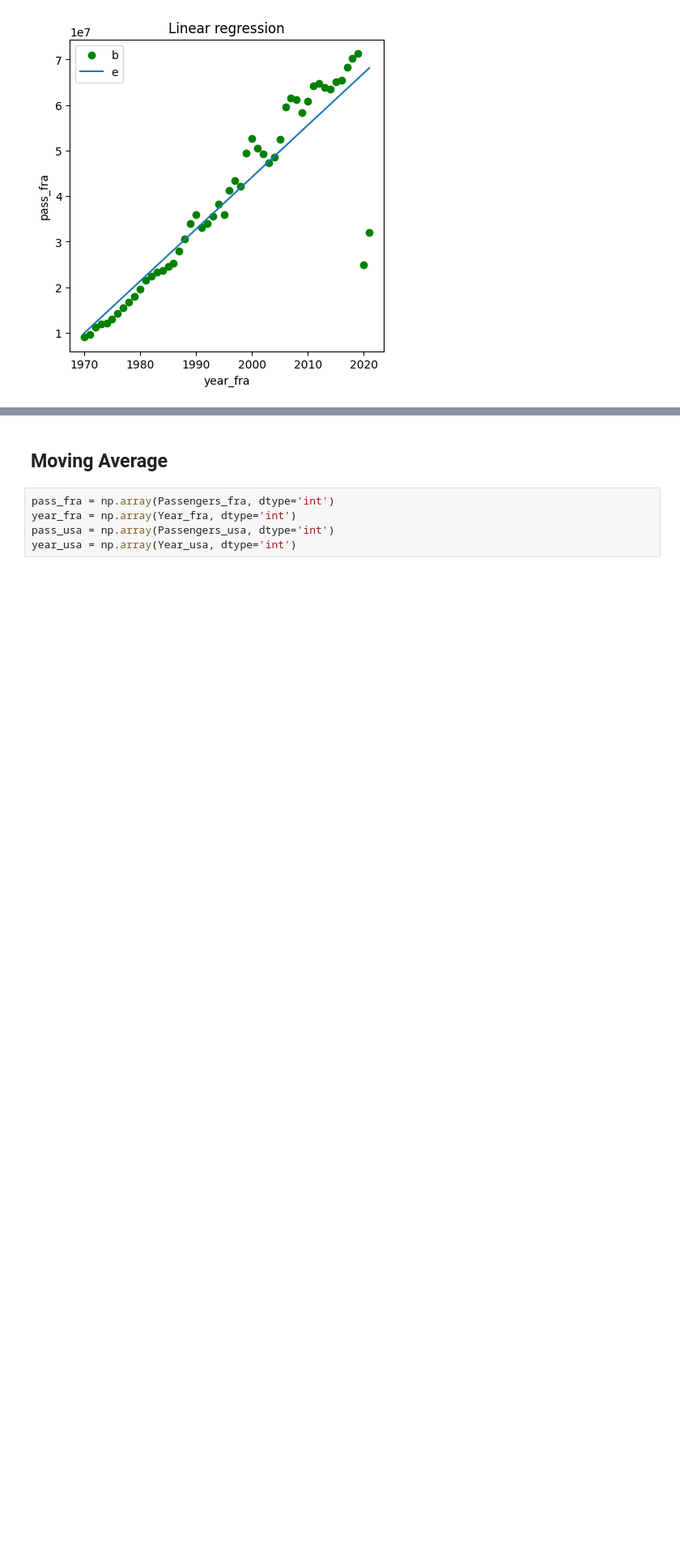
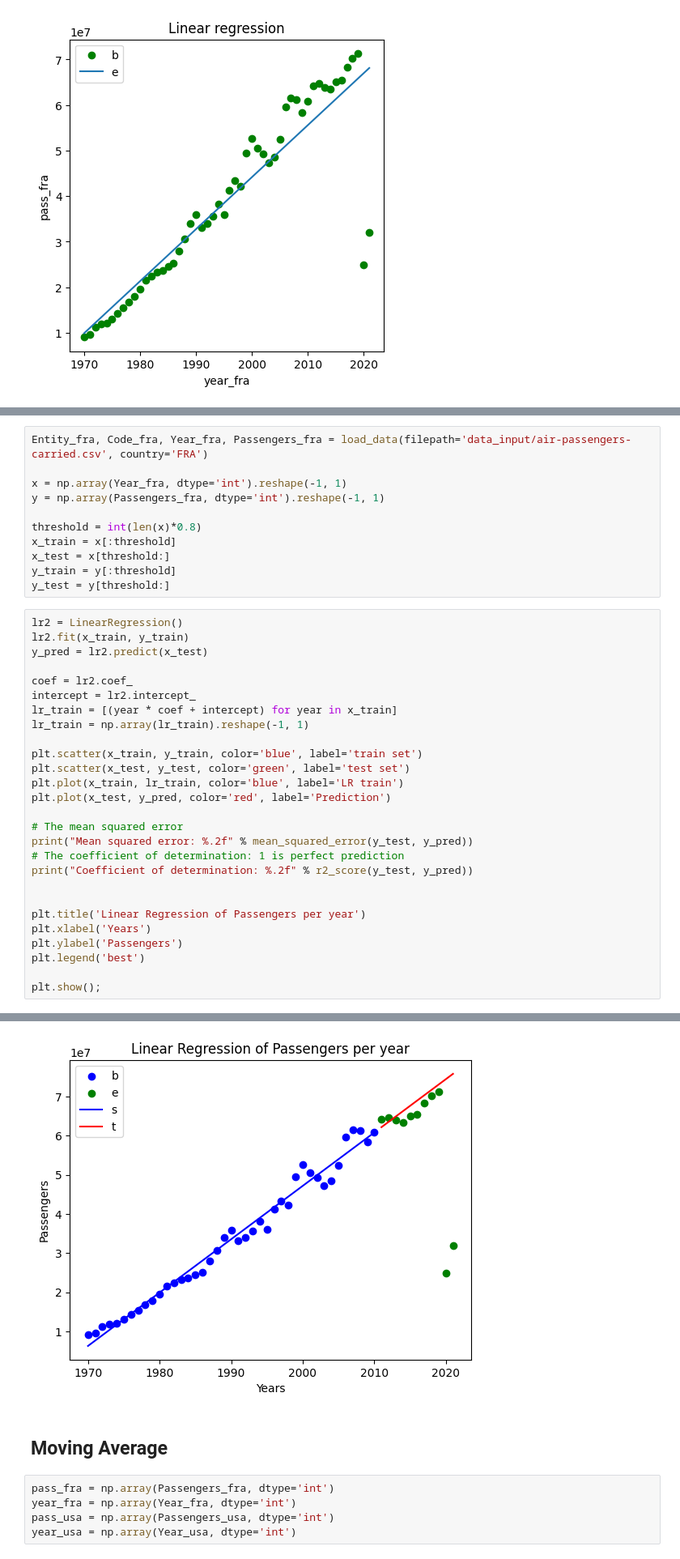
Before and after one commit to CedricCouche/SupplyTools, a Jupyter notebook: Forecasting.ipynb, the cells around one changed output, grey strips where cells are left out. Shown at 81% size. Saved outputs shown, nothing was run; the diff lists cells and outputs as text; blank space fills up the shorter version.

```diff
--- a/Forecasting.ipynb
+++ b/Forecasting.ipynb
@@ -113,0 +154,39 @@ plt.savefig('example_LinearRegresion.png');
+# %%
+Entity_fra, Code_fra, Year_fra, Passengers_fra = load_data(filepath='data_input/air-passengers-carried.csv', country='FRA')
+
+x = np.array(Year_fra, dtype='int').reshape(-1, 1)
+y = np.array(Passengers_fra, dtype='int').reshape(-1, 1)
+
+threshold = int(len(x)*0.8)
+x_train = x[:threshold]
+x_test = x[threshold:]
+y_train = y[:threshold]
+y_test = y[threshold:]
+# %%
+lr2 = LinearRegression()
+lr2.fit(x_train, y_train)
+y_pred = lr2.predict(x_test)
+
+coef = lr2.coef_
+intercept = lr2.intercept_
+lr_train = [(year * coef + intercept) for year in x_train]
+lr_train = np.array(lr_train).reshape(-1, 1)
+
+plt.scatter(x_train, y_train, color='blue', label='train set')
+plt.scatter(x_test, y_test, color='green', label='test set')
+plt.plot(x_train, lr_train, color='blue', label='LR train')
+plt.plot(x_test, y_pred, color='red', label='Prediction')
+
+# The mean squared error
+print("Mean squared error: %.2f" % mean_squared_error(y_test, y_pred))
+# The coefficient of determination: 1 is perfect prediction
+print("Coefficient of determination: %.2f" % r2_score(y_test, y_pred))
+
+
+plt.title('Linear Regression of Passengers per year')
+plt.xlabel('Years')
+plt.ylabel('Passengers')
+plt.legend('best')
+
+plt.show();
+# %% [output]
@@ -114,3 +195,4 @@ plt.savefig('example_LinearRegresion.png');
+[figure, added]
 # %% [markdown]
 ## Moving Average
 # %%
```
Also changed, not shown: parts of 32 cells of this notebook.
